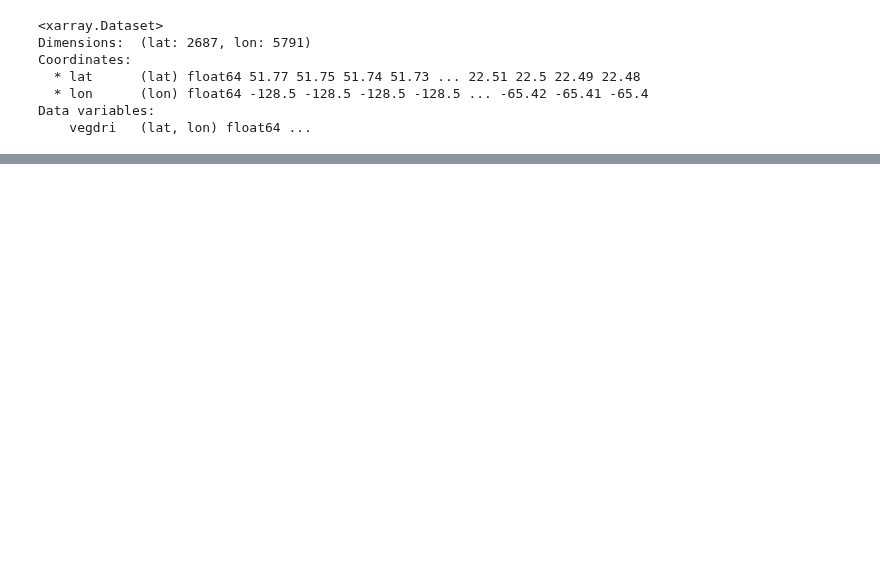
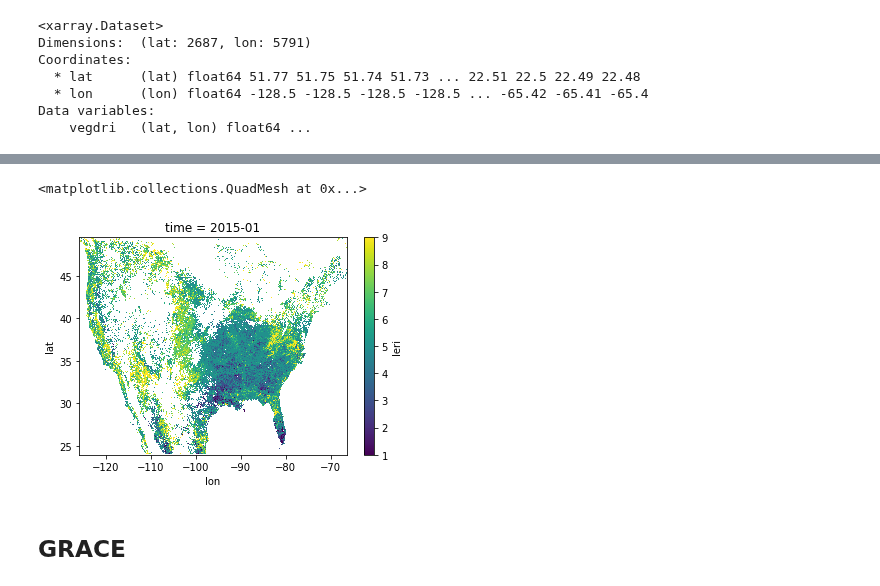
Before and after one commit to UW-Hydro/drought_impact, a Jupyter notebook: Notebooks/connect_to_opendap.ipynb, the cells around one changed output, grey strips where cells are left out. Drawn from its saved outputs; the diff is of its cells as text; code cells hidden in the pictures; blank space fills up the shorter version.

```diff
--- a/Notebooks/connect_to_opendap.ipynb
+++ b/Notebooks/connect_to_opendap.ipynb
@@ -40,0 +176,3 @@ Data variables:
+# %%
+leri_sample =  xr.open_dataset(f"{dirPath}/DROUGHT_LAYERS/LERI/leri_2021-10.nc")
+leri_sample['leri']
@@ -40,0 +191,15 @@ Data variables:
+# %%
+# alright, LERI is by month from 2015-01 to 2021-10
+leri_dates = pd.date_range('2015-01', '2021-10', freq='MS').strftime('%Y-%m')
+
+leri = xr.Dataset(
+    coords = dict(
+        lat = leri_sample['lat'].values,
+        lon = leri_sample['lon'].values,
+        time = leri_dates
+    ),
+    data_vars = dict(
+        leri=(['lat','lon','time'], np.empty((len(leri_sample['lat'].values), len(leri_sample['lon'].values), len(leri_dates))) * np.nan)
+    )
+)
+leri
@@ -40,0 +215,14 @@ Data variables:
+# %%
+loop = tqdm(leri_dates)
+for date in loop:
+    loop.set_description(date)
+    # using try-except in case there are holes in the data
+    try:
+        leri['leri'].loc[{'time':date}] = xr.open_dataset(f"{dirPath}/DROUGHT_LAYERS/LERI/leri_{date}.nc")['leri'].values
+    except:
+        pass
+# %%
+leri['leri'].isel(time=0).plot()
+# %% [output]
+<matplotlib.collections.QuadMesh at 0x...>
+[figure, added]
@@ -40,0 +233,2 @@ Data variables:
+# %% [markdown]
+## GRACE
```
Also changed, not shown: parts of 31 cells of this notebook.
